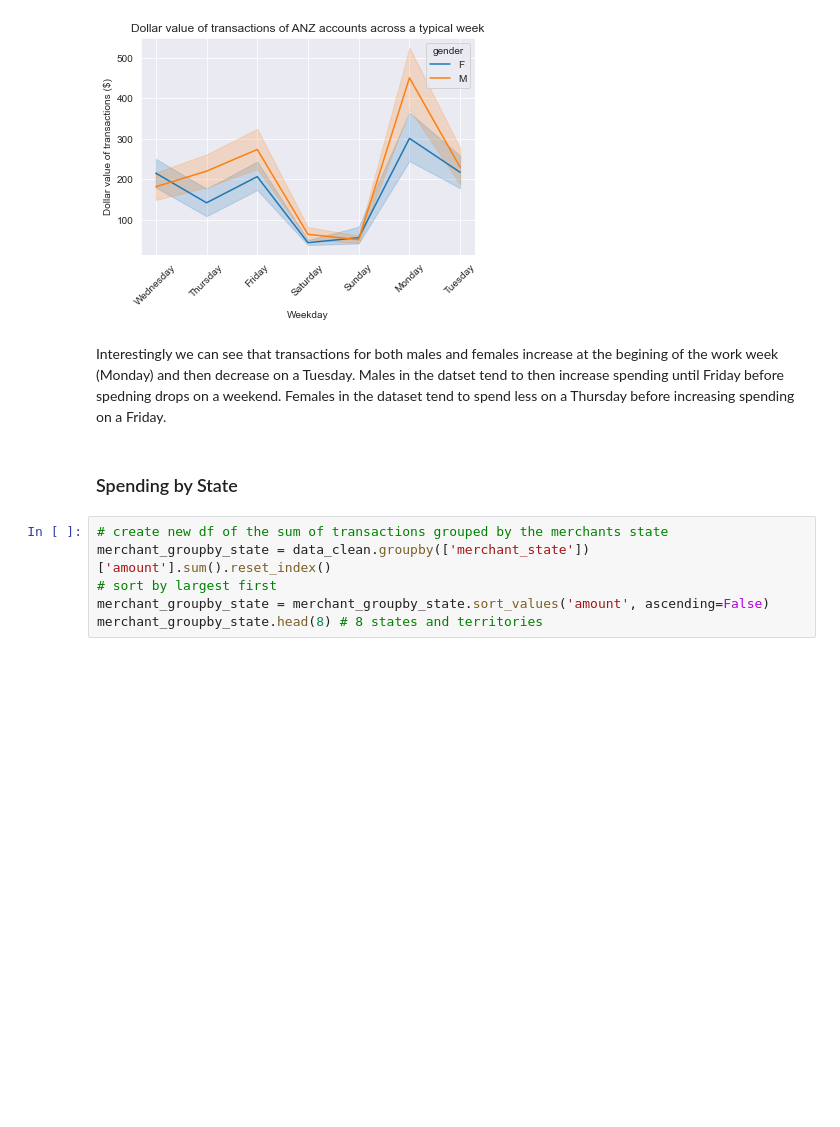
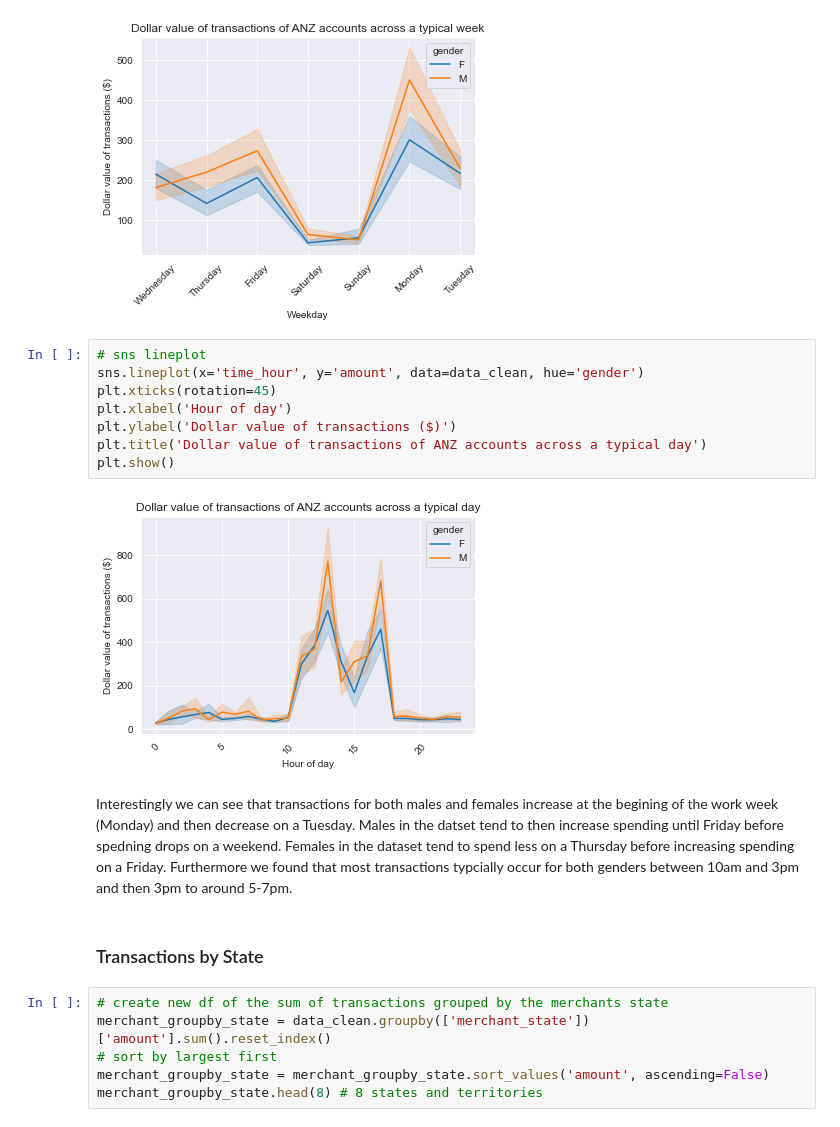
Before and after one commit to JoshyB14/ANZ_Data_Virtual_Internship, a Jupyter notebook: ANZ_task1.ipynb, the cells around one changed output. Cells and saved outputs as stored; diff of their text form; blank space fills up the shorter version.

```diff
--- a/ANZ_task1.ipynb
+++ b/ANZ_task1.ipynb
@@ -279,10 +284,20 @@ plt.title('Dollar value of transactions of ANZ accounts across a typical week')
 plt.show()
 # %% [output]
 [figure]
+# %%
+# sns lineplot
+sns.lineplot(x='time_hour', y='amount', data=data_clean, hue='gender')
+plt.xticks(rotation=45)
+plt.xlabel('Hour of day')
+plt.ylabel('Dollar value of transactions ($)')
+plt.title('Dollar value of transactions of ANZ accounts across a typical day')
+plt.show()
+# %% [output]
+[figure, added]
 # %% [markdown]
-Interestingly we can see that transactions for both males and females increase at the begining of the work week (Monday) and then decrease on a Tuesday. Males in the datset tend to then increase spending until Friday before spedning drops on a weekend. Females in the dataset tend to spend less on a Thursday before increasing spending on a Friday.
+Interestingly we can see that transactions for both males and females increase at the begining of the work week (Monday) and then decrease on a Tuesday. Males in the datset tend to then increase spending until Friday before spedning drops on a weekend. Females in the dataset tend to spend less on a Thursday before increasing spending on a Friday. Furthermore we found that most transactions typcially occur for both genders between 10am and 3pm and then 3pm to around 5-7pm.
 # %% [markdown]
-### Spending by State
+### Transactions by State
 # %%
 # create new df of the sum of transactions grouped by the merchants state
 merchant_groupby_state = data_clean.groupby(['merchant_state'])['amount'].sum().reset_index()
```
Also changed, not shown: parts of 10 cells of this notebook, 4 other files.
